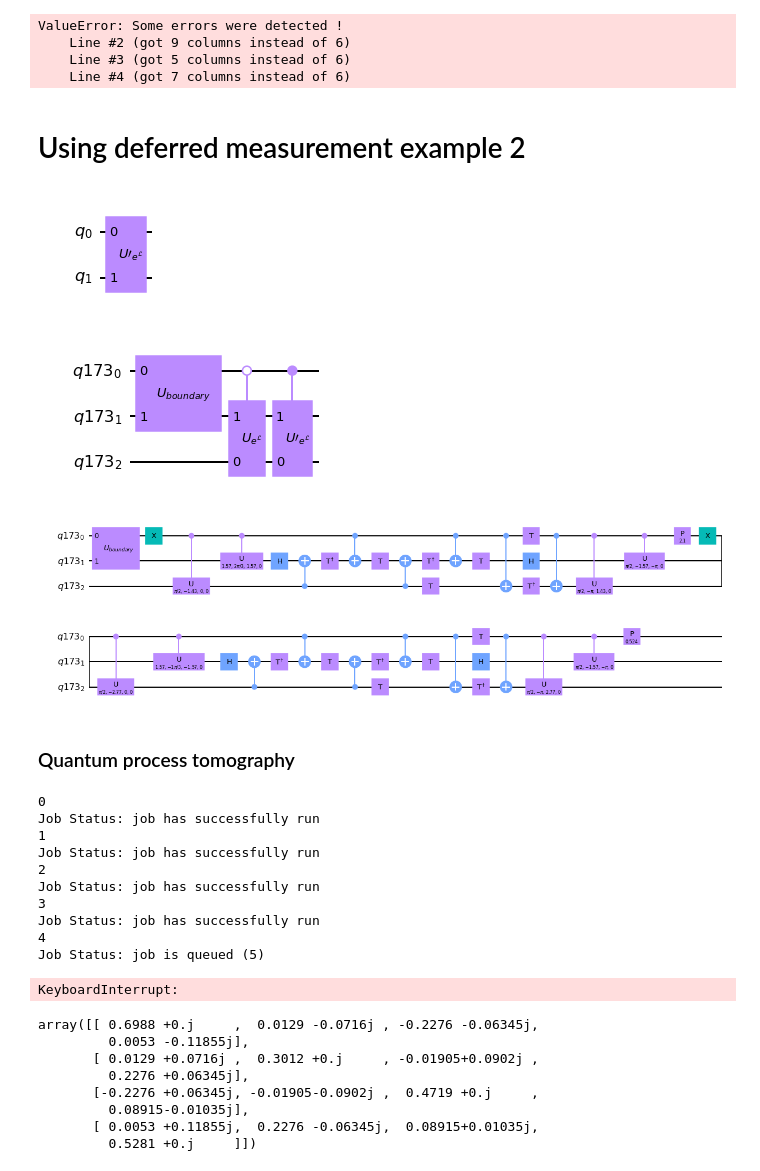
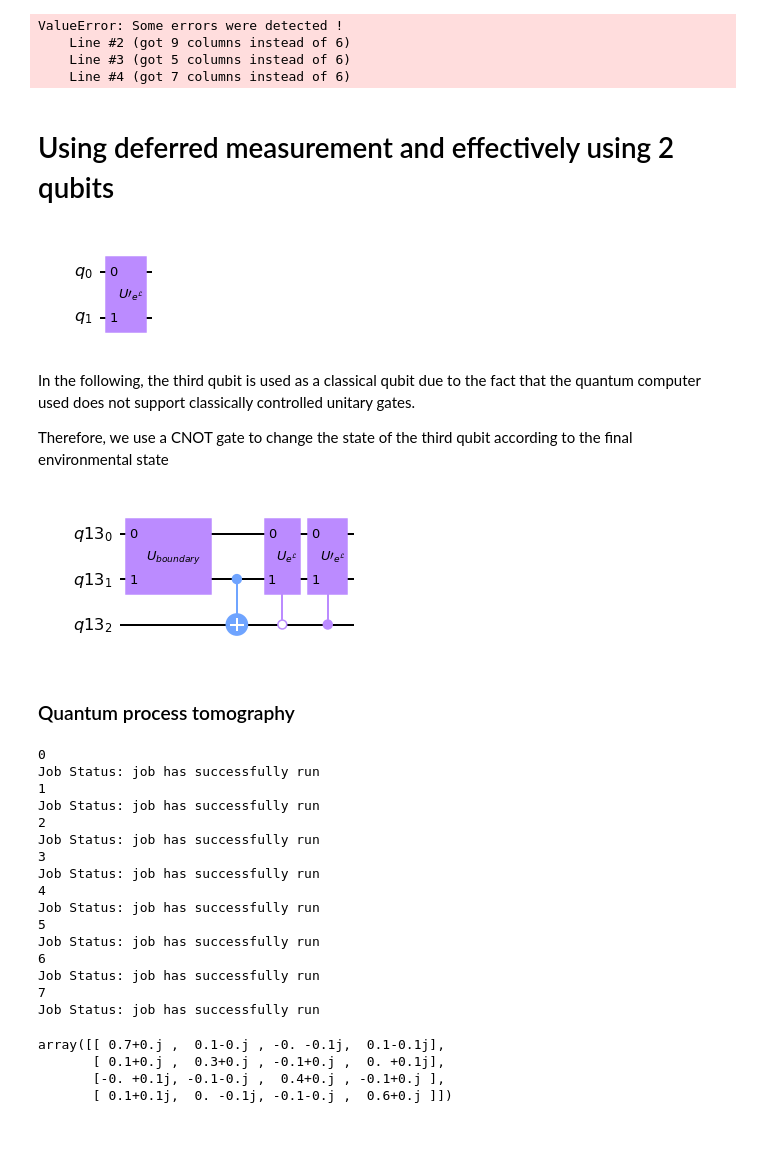
Before and after one commit to davidphysdavalos/quantum_computing, a Jupyter notebook: Implementing Quantum Channels in IBM computers.ipynb, the cells around one changed output. Saved outputs shown, nothing was run; the diff lists cells and outputs as text; code cells hidden in the pictures; blank space fills up the shorter version.

```diff
--- a/Implementing Quantum Channels in IBM computers.ipynb
+++ b/Implementing Quantum Channels in IBM computers.ipynb
@@ -199,7 +330,7 @@ ValueError: Some errors were detected !
     Line #3 (got 5 columns instead of 6)
     Line #4 (got 7 columns instead of 6)
 # %% [markdown]
-# Using deferred measurement example 2
+# Using deferred measurement and effectively using 2 qubits
 # %%
 U=[[0,0,1,0],
    [0,1,0,0],
@@ -225,23 +356,23 @@ qc2.unitary(U3,[0,1],'$U{\prime}_{e^{\mathcal{L}}}$')
 qc2.draw('mpl')
 # %% [output]
 [figure]
+# %% [markdown]
+In the following, the third qubit is used as a classical qubit due to the fact that the quantum computer used does not support classically controlled unitary gates.
+
+Therefore, we use a CNOT gate to change the state of the third qubit according to the final environmental state
 # %%
 q = QuantumRegister(3)
 qc=QuantumCircuit(q)
 qc.unitary(U,[0,1],'$U_{boundary}$')
+qc.cnot([1],[2])
 cU1=qc1.to_gate(label='$U_{e^{\mathcal{L}}}$').control(1,ctrl_state=0)
-qc.append(cU1,[0,2,1])
-cU1=qc2.to_gate(label='$U{\prime}_{e^{\mathcal{L}}}$').control(1,ctrl_state=1)
-qc.append(cU1,[0,2,1])
+qc.append(cU1,[2,0,1])
+cU2=qc2.to_gate(label='$U{\prime}_{e^{\mathcal{L}}}$').control(1,ctrl_state=1)
+qc.append(cU2,[2,0,1])
 qc.draw('mpl')
-#qc.unitary(U3,[0,1]).c_if(c, 1)
+#cU1=qc1.to_gate(label='$U_{e^{\mathcal{L}}}$').control(1,ctrl_state=0)
 # %% [output]
-[figure, old version]
+[figure, new version]
-# %%
-qc_transpiled=transpile(qc,optimization_level=3)
-qc_transpiled.draw('mpl')
-# %% [output]
-[figure, removed]
 # %% [markdown]
 ### Quantum process tomography
 # %%
@@ -252,6 +383,6 @@ qpt_circs = process_tomography_circuits(qc,[1],prepared_qubits=[1])
 # %%
-joblist2=[]
-for i in range(20):
+#joblist2=[]
+for i in range(8):
     job = execute(qpt_circs,backend=quamtum_computer, shots=20000)
     print(i)
     job_monitor(job)
@@ -266,8 +397,13 @@ Job Status: job has successfully run
 3
 Job Status: job has successfully run
 4
-Job Status: job is queued (5)
+Job Status: job has successfully run
+5
+Job Status: job has successfully run
+6
+Job Status: job has successfully run
+7
+Job Status: job has successfully run
-KeyboardInterrupt:
 # %%
 chois2=list(map(lambda r: ProcessTomographyFitter(r.result(), qpt_circs).fit(),joblist2))
 chois2=list(map(np.array,chois2))
@@ -276,14 +410,10 @@ theoreticalchoi=np.diag(0.5*np.array([1,1,1,1]))
-# %%
-chois2[1]
-# %% [output]
-array([[ 0.6988 +0.j     ,  0.0129 -0.0716j , -0.2276 -0.06345j,
-         0.0053 -0.11855j],
-       [ 0.0129 +0.0716j ,  0.3012 +0.j     , -0.01905+0.0902j ,
-         0.2276 +0.06345j],
-       [-0.2276 +0.06345j, -0.01905-0.0902j ,  0.4719 +0.j     ,
-         0.08915-0.01035j],
-       [ 0.0053 +0.11855j,  0.2276 -0.06345j,  0.08915+0.01035j,
-         0.5281 +0.j     ]])
+# %%
+np.round(chois2[6],1)
+# %% [output]
+array([[ 0.7+0.j ,  0.1-0.j , -0. -0.1j,  0.1-0.1j],
+       [ 0.1+0.j ,  0.3+0.j , -0.1+0.j ,  0. +0.1j],
+       [-0. +0.1j, -0.1-0.j ,  0.4+0.j , -0.1+0.j ],
+       [ 0.1+0.1j,  0. -0.1j, -0.1-0.j ,  0.6+0.j ]])
 # %%
 fidelities2=[]
 for k in chois2:
```
Also changed, not shown: parts of 71 cells of this notebook.
